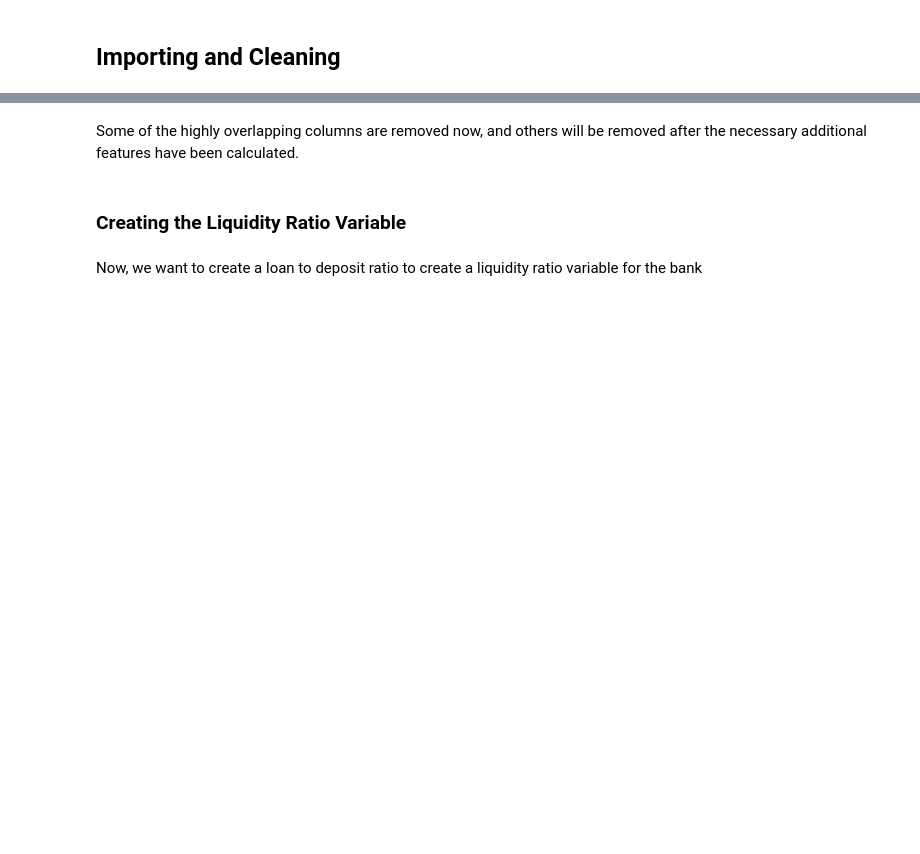
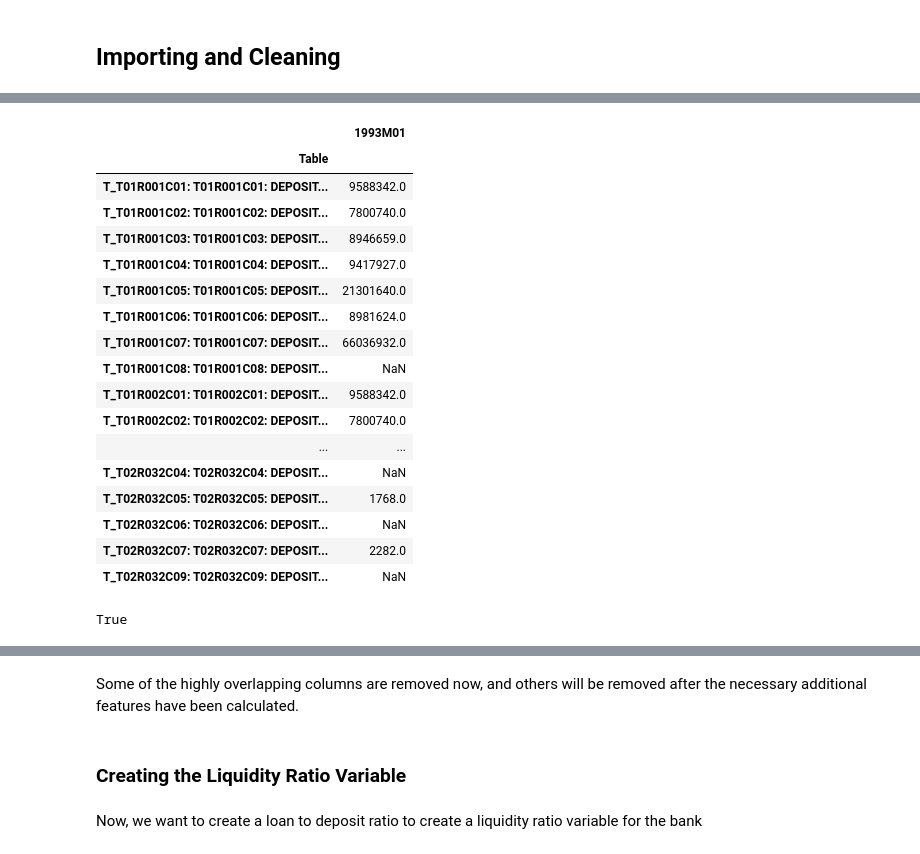
Before and after one commit to Jacques-rs/DS_PROJ, a Jupyter notebook: DS_PROJ_py.ipynb, the cells around one changed output, grey strips where cells are left out. Cells and saved outputs as stored; diff of their text form; code cells hidden in the pictures; blank space fills up the shorter version.

```diff
--- a/DS_PROJ_py.ipynb
+++ b/DS_PROJ_py.ipynb
@@ -130,0 +83,11 @@ absa.head(1)
+# %%
+def clean_names1(df, bank_prefix="B_34118: "):
+    df = df.drop(["Unit", "Time series code"], axis="columns")
+
+    # Remove ugly string labels of columns
+    df.columns = df.columns.str.replace(pat="D_M_[0-9]{4}M[0-9]{2}:", repl="", regex=True)
+    df["Bank"] = df["Bank"].str.replace(pat=bank_prefix, repl="", regex=True)
+    df["Bank"] = df["Bank"].str.replace(pat = " ", repl = "_")
+    return(df)
+# %%
+absa = clean_names1(absa)
@@ -130,0 +124,7 @@ absa.head(1)
+# %%
+def remove_empty(df):
+    # Remove empty title rows
+    df = df[~df["Table"].str.contains("T_T[0-9]{2}R[0-9]{3}:", regex = True)]
+    df = df[~df["Table"].str.contains("T_T[0-9]{2}R[0-9]{3}_A:", regex = True)]
+
+    return(df)
@@ -130,0 +139,38 @@ absa.head(1)
+# %%
+# absa.loc[absa["Table"].str.contains("T_T01R[0-9]{3}C[0-9]{2}: T01R[0-9]{3}[A]{0,1}C[0-9]{2}: ",
+#                                regex=True), :].iloc[:,1:3].set_index("Table").head(15)
+
+absa.loc[absa["Table"].str.contains("T_T01R001|T_T01R002|T_T02R032",
+                               regex=True), :].iloc[:,1:3].set_index("Table")
+# %% [output]
+|  | 1993M01 |
+| Table |  |
+| T_T01R001C01: T01R001C01: DEPOSIT... | 9588342.0 |
+| T_T01R001C02: T01R001C02: DEPOSIT... | 7800740.0 |
+| T_T01R001C03: T01R001C03: DEPOSIT... | 8946659.0 |
+| T_T01R001C04: T01R001C04: DEPOSIT... | 9417927.0 |
+| T_T01R001C05: T01R001C05: DEPOSIT... | 21301640.0 |
+| T_T01R001C06: T01R001C06: DEPOSIT... | 8981624.0 |
+| T_T01R001C07: T01R001C07: DEPOSIT... | 66036932.0 |
+| T_T01R001C08: T01R001C08: DEPOSIT... | NaN |
+| T_T01R002C01: T01R002C01: DEPOSIT... | 9588342.0 |
+| T_T01R002C02: T01R002C02: DEPOSIT... | 7800740.0 |
+| ... | ... |
+| T_T02R032C04: T02R032C04: DEPOSIT... | NaN |
+| T_T02R032C05: T02R032C05: DEPOSIT... | 1768.0 |
+| T_T02R032C06: T02R032C06: DEPOSIT... | NaN |
+| T_T02R032C07: T02R032C07: DEPOSIT... | 2282.0 |
+| T_T02R032C09: T02R032C09: DEPOSIT... | NaN |
+# %%
+66034650.0 + 2282.0 == 66036932.0
+
+# i.e. what we have above is
+r_001 = absa.loc[absa["Table"].str.contains("DEPOSITS [(]total of items 2 and 32[)]: TOTAL [(]7[)]"),
+        :].iloc[:,3]
+r_002 = absa.loc[absa["Table"].str.contains("DEPOSITS DENOMINATED IN RAND [(]total of items 3, 6, 12, 13 and 29[)]: TOTAL [(]7[)]"),
+          :].iloc[:,3]
+r_032 = absa.loc[absa["Table"].str.contains("DEPOSITS DENOMINATED IN FOREIGN CURRENCY [(]total of items 33 to 38[)]: TOTAL [(]7[)]"),
+          :].iloc[:,3]
+int(r_001) == int(r_002) + int(r_032)
+# %% [output]
+True
```
Also changed, not shown: parts of 74 cells of this notebook.
